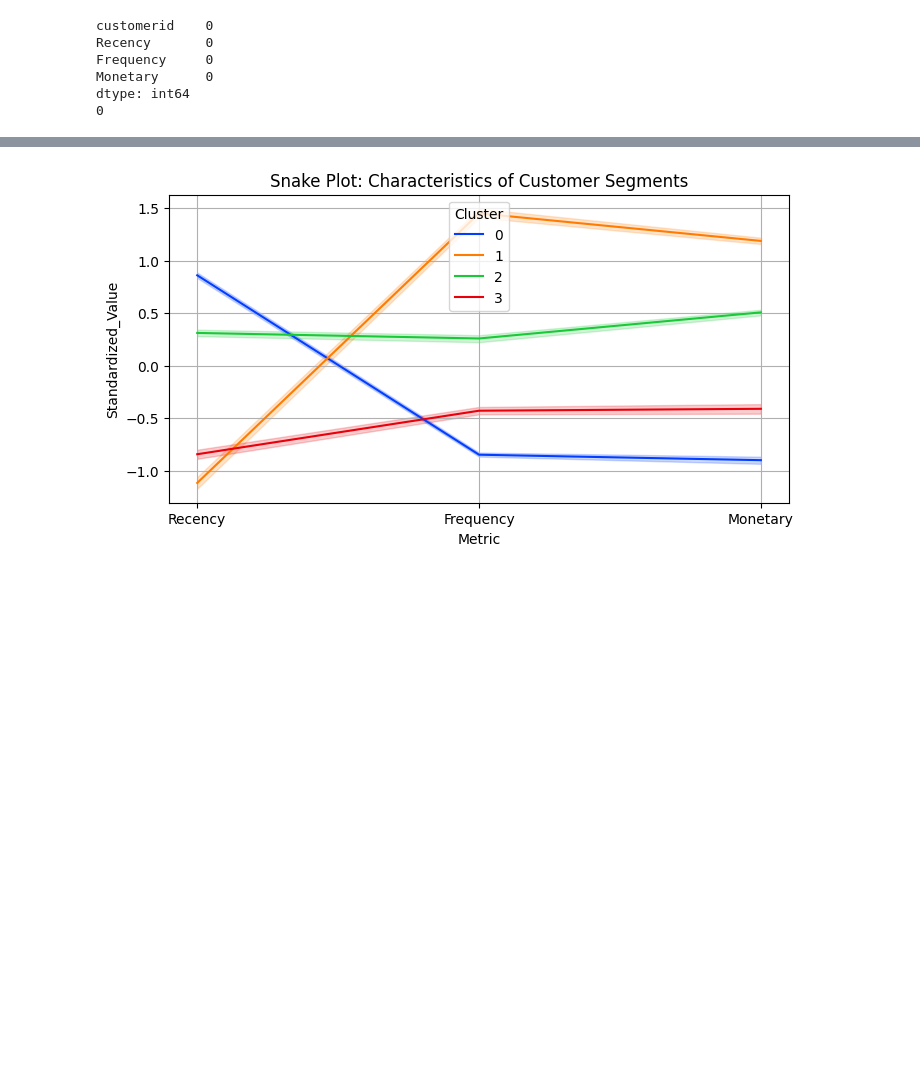
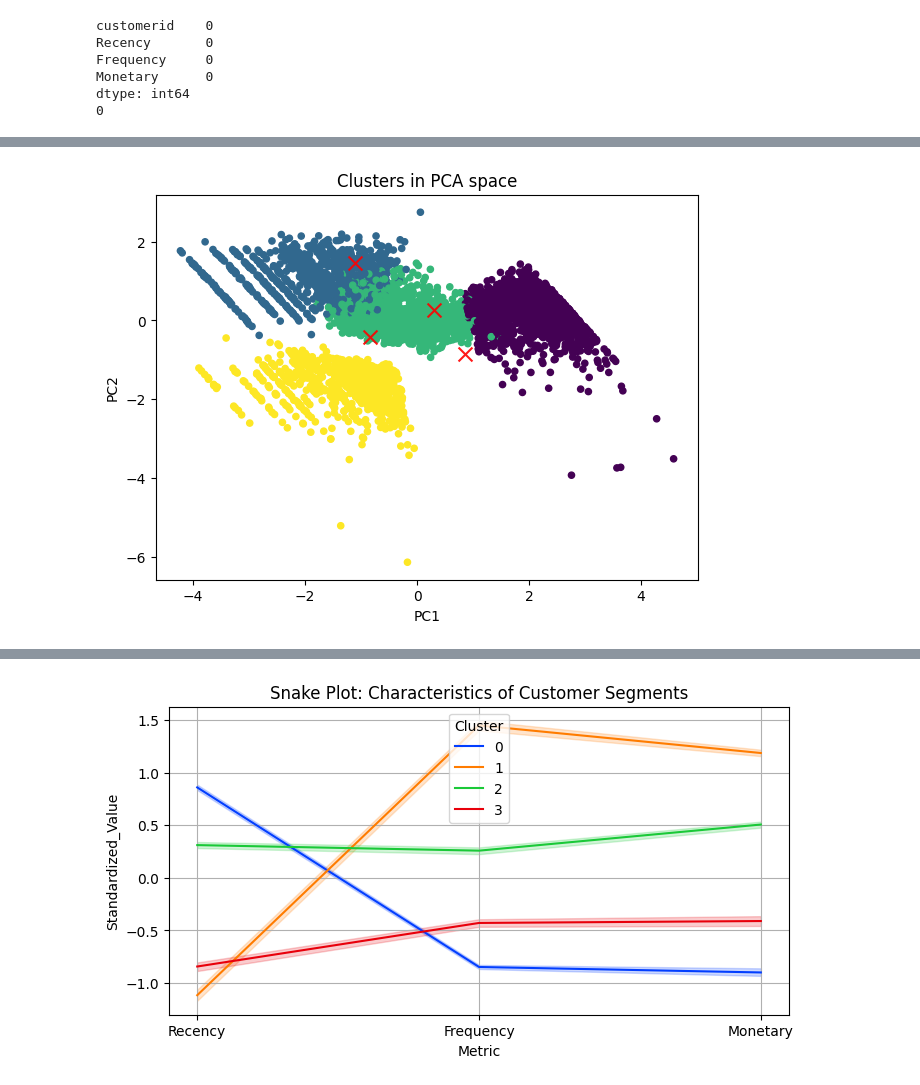
Before and after one commit to meemeealm/RFM-Analytics-and-Segmentation-Platform, a Jupyter notebook: training/notebooks/kmeans_model_training.ipynb, the cells around one changed output, grey strips where cells are left out. Saved outputs shown, nothing was run; the diff lists cells and outputs as text; code cells hidden in the pictures; blank space fills up the shorter version.

```diff
--- a/training/notebooks/kmeans_model_training.ipynb
+++ b/training/notebooks/kmeans_model_training.ipynb
@@ -100,0 +103,16 @@ Index(['index', 'Recency', 'Frequency', 'Monetary', 'Cluster'], dtype='str')
+# %%
+# Reduce to 2D
+pca = PCA(n_components=2)
+rfm_pca = pca.fit_transform(rfm_log)
+
+# Scatter with cluster labels
+plt.figure(figsize=(7,5))
+plt.scatter(rfm_pca[:,0], rfm_pca[:,1], c=kmeans.labels_, s=20, cmap='viridis')
+plt.scatter(kmeans.cluster_centers_[:,0], kmeans.cluster_centers_[:,1],
+            marker='x', c='red', s=100, alpha=0.9)
+plt.xlabel("PC1")
+plt.ylabel("PC2")
+plt.title("Clusters in PCA space")
+plt.show()
+# %% [output]
+[figure, added]
```
Also changed, not shown: parts of 8 cells of this notebook.
